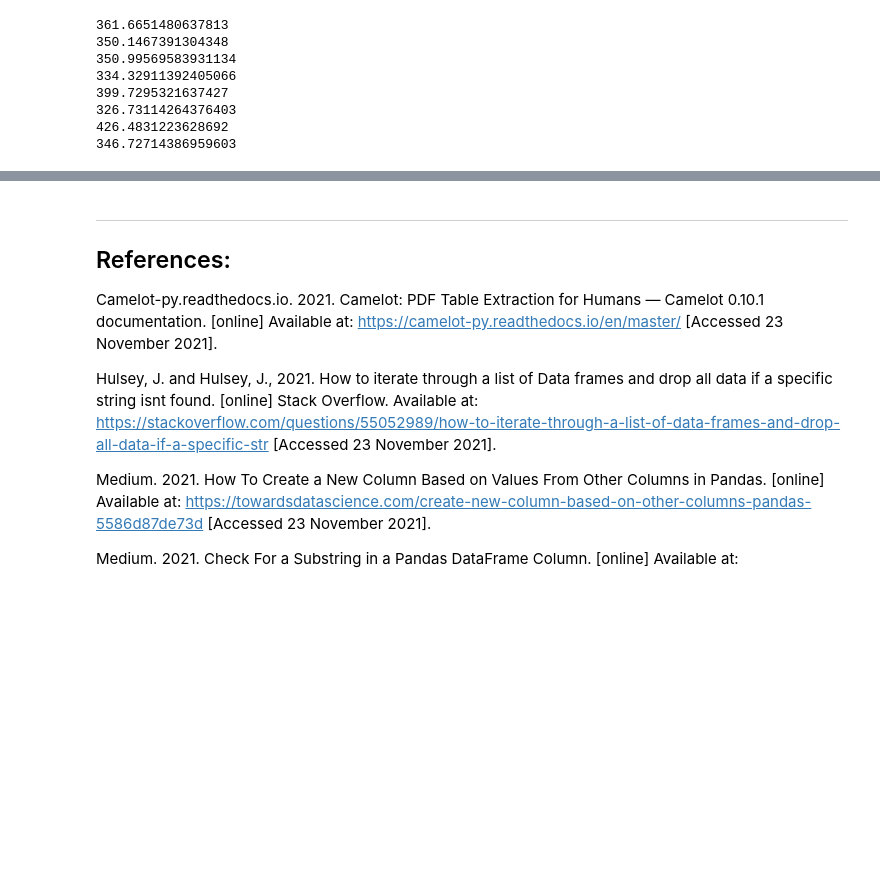
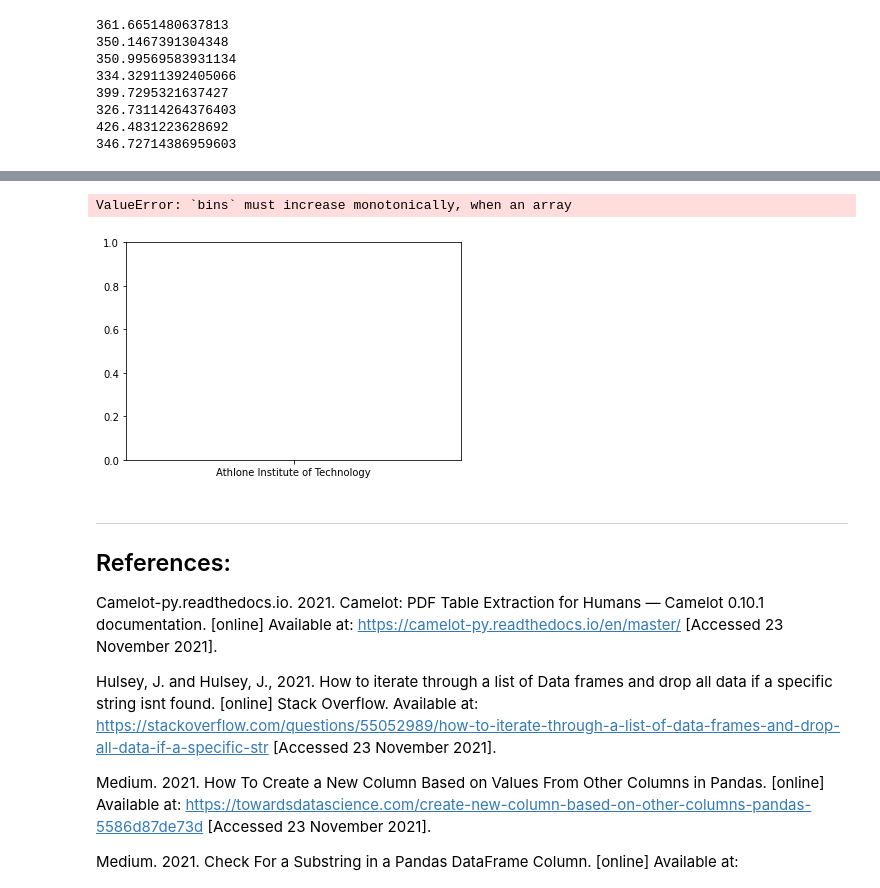
Before and after one commit to Jonish99/Fundamentals-of-Data-Analysis-Assessment, a Jupyter notebook: cao.ipynb, the cells around one changed output, grey strips where cells are left out. Saved outputs shown, nothing was run; the diff lists cells and outputs as text; code cells hidden in the pictures; blank space fills up the shorter version.

```diff
--- a/cao.ipynb
+++ b/cao.ipynb
@@ -642,5 +666,14 @@ PermissionError: [Errno 13] Permission denied: 'data/CAOsummaryHEI.csv'
 # %%
-#Rebuild df to do other things.
+#CAOsummary_HEI.reset_index(level=0, inplace=True)
+
+#CAOsummary_HEI
+#plt.bar(CAOsummary_HEI["mean"],CAOsummary_HEI["HEI"])
+plt.hist(all_Courses_Cols["HEI"],all_Courses_Cols["R1_21"])
+
+#plt.show()
+# %% [output]
+ValueError: `bins` must increase monotonically, when an array
+[figure, added]
 # %% [markdown]
 ---
 ## References:
```
Also changed, not shown: parts of 17 cells of this notebook, 3 other files.
